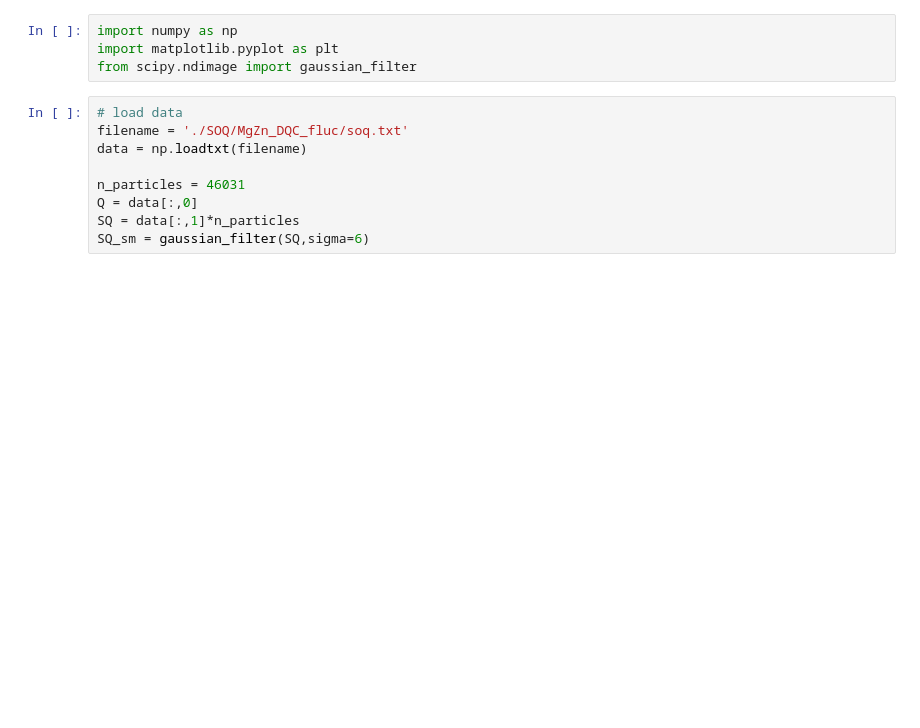
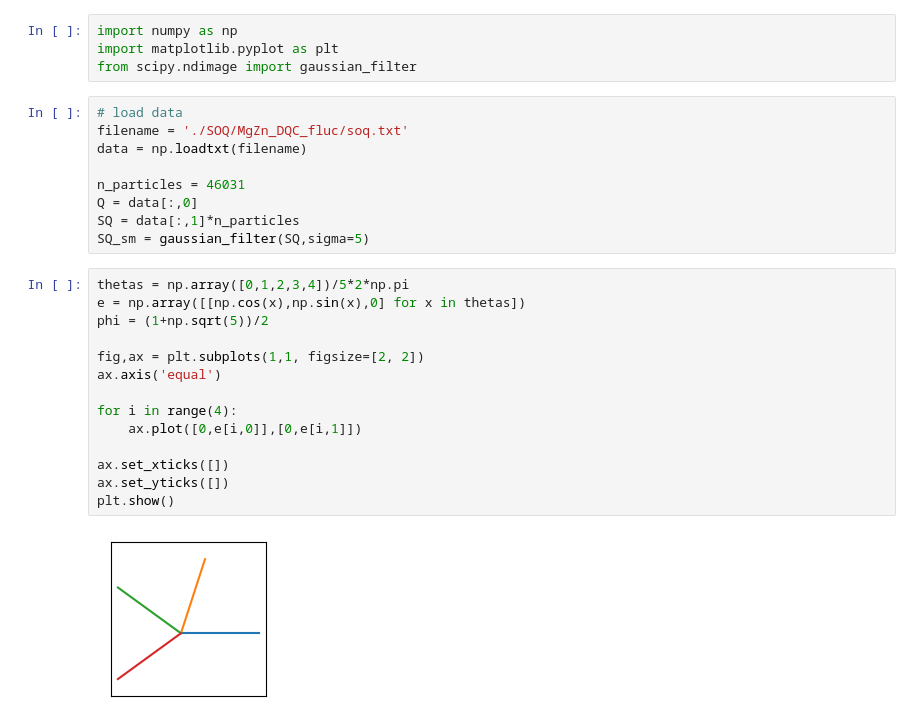
Before and after one commit to ch-tung/QC_scattering, a Jupyter notebook: test_plot_scattering.ipynb, the cells around one changed output. Saved outputs shown, nothing was run; the diff lists cells and outputs as text; blank space fills up the shorter version.

```diff
--- a/test_plot_scattering.ipynb
+++ b/test_plot_scattering.ipynb
@@ -10,7 +10,23 @@ data = np.loadtxt(filename)
 n_particles = 46031
 Q = data[:,0]
 SQ = data[:,1]*n_particles
-SQ_sm = gaussian_filter(SQ,sigma=6)
+SQ_sm = gaussian_filter(SQ,sigma=5)
+# %%
+thetas = np.array([0,1,2,3,4])/5*2*np.pi
+e = np.array([[np.cos(x),np.sin(x),0] for x in thetas])
+phi = (1+np.sqrt(5))/2
+
+fig,ax = plt.subplots(1,1, figsize=[2, 2])
+ax.axis('equal')
+
+for i in range(4):
+    ax.plot([0,e[i,0]],[0,e[i,1]])
+
+ax.set_xticks([])
+ax.set_yticks([])
+plt.show()
+# %% [output]
+[figure, added]
 # %%
 thetas = np.array([0,1,2,3,4])/5*2*np.pi
 e = np.array([[np.cos(x),np.sin(x),0] for x in thetas])
```
Also changed, not shown: parts of 2 cells of this notebook, 1 other file.
